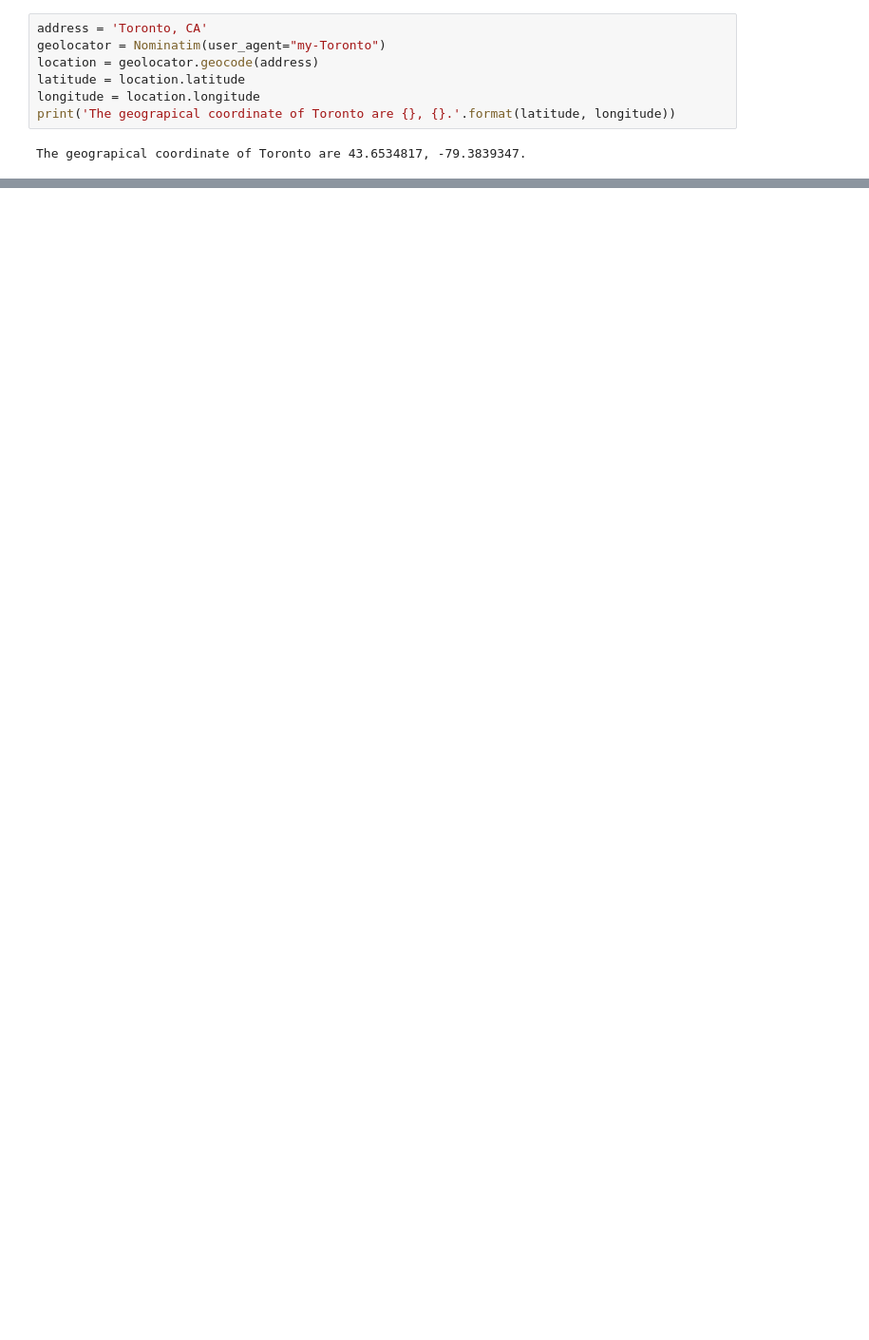
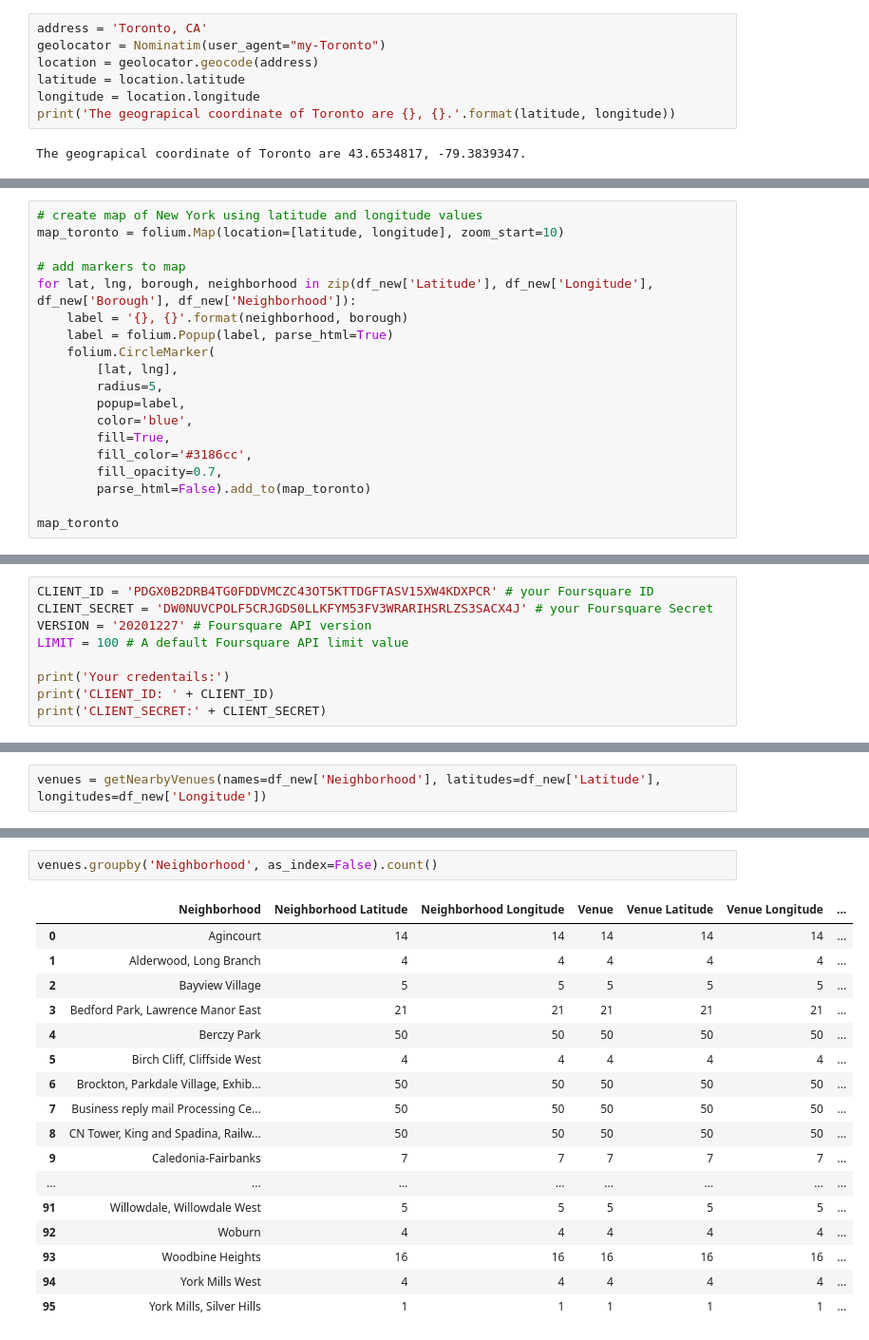
Before and after one commit to hailinlwang/Coursera_Capstone, a Jupyter notebook: Coursera Capstone Notebook.ipynb, the cells around one changed output, grey strips where cells are left out. Shown: that part at 95% size. Cells and saved outputs as stored; diff of their text form; blank space fills up the shorter version.

```diff
--- a/Coursera Capstone Notebook.ipynb
+++ b/Coursera Capstone Notebook.ipynb
@@ -202,0 +161,19 @@ The geograpical coordinate of Toronto are 43.6534817, -79.3839347.
+# %%
+# create map of New York using latitude and longitude values
+map_toronto = folium.Map(location=[latitude, longitude], zoom_start=10)
+
+# add markers to map
+for lat, lng, borough, neighborhood in zip(df_new['Latitude'], df_new['Longitude'], df_new['Borough'], df_new['Neighborhood']):
+    label = '{}, {}'.format(neighborhood, borough)
+    label = folium.Popup(label, parse_html=True)
+    folium.CircleMarker(
+        [lat, lng],
+        radius=5,
+        popup=label,
+        color='blue',
+        fill=True,
+        fill_color='#3186cc',
+        fill_opacity=0.7,
+        parse_html=False).add_to(map_toronto)
+
+map_toronto
@@ -202,0 +184,9 @@ The geograpical coordinate of Toronto are 43.6534817, -79.3839347.
+# %%
+CLIENT_ID = 'PDGX0B2DRB4TG0FDDVMCZC43OT5KTTDGFTASV15XW4KDXPCR' # your Foursquare ID
+CLIENT_SECRET = 'DW0NUVCPOLF5CRJGDS0LLKFYM53FV3WRARIHSRLZS3SACX4J' # your Foursquare Secret
+VERSION = '20201227' # Foursquare API version
+LIMIT = 100 # A default Foursquare API limit value
+
+print('Your credentails:')
+print('CLIENT_ID: ' + CLIENT_ID)
+print('CLIENT_SECRET:' + CLIENT_SECRET)
@@ -202,0 +244,2 @@ The geograpical coordinate of Toronto are 43.6534817, -79.3839347.
+# %%
+venues = getNearbyVenues(names=df_new['Neighborhood'], latitudes=df_new['Latitude'], longitudes=df_new['Longitude'])
@@ -202,0 +268,20 @@ The geograpical coordinate of Toronto are 43.6534817, -79.3839347.
+# %%
+venues.groupby('Neighborhood', as_index=False).count()
+# %% [output]
+|  | Neighborhood | Neighborhood Latitude | Neighborhood Longitude | Venue | Venue Latitude | Venue Longitude | ... |
+| 0 | Agincourt | 14 | 14 | 14 | 14 | 14 | ... |
+| 1 | Alderwood, Long Branch | 4 | 4 | 4 | 4 | 4 | ... |
+| 2 | Bayview Village | 5 | 5 | 5 | 5 | 5 | ... |
+| 3 | Bedford Park, Lawrence Manor East | 21 | 21 | 21 | 21 | 21 | ... |
+| 4 | Berczy Park | 50 | 50 | 50 | 50 | 50 | ... |
+| 5 | Birch Cliff, Cliffside West | 4 | 4 | 4 | 4 | 4 | ... |
+| 6 | Brockton, Parkdale Village, Exhib... | 50 | 50 | 50 | 50 | 50 | ... |
+| 7 | Business reply mail Processing Ce... | 50 | 50 | 50 | 50 | 50 | ... |
+| 8 | CN Tower, King and Spadina, Railw... | 50 | 50 | 50 | 50 | 50 | ... |
+| 9 | Caledonia-Fairbanks | 7 | 7 | 7 | 7 | 7 | ... |
+| ... | ... | ... | ... | ... | ... | ... | ... |
+| 91 | Willowdale, Willowdale West | 5 | 5 | 5 | 5 | 5 | ... |
+| 92 | Woburn | 4 | 4 | 4 | 4 | 4 | ... |
+| 93 | Woodbine Heights | 16 | 16 | 16 | 16 | 16 | ... |
+| 94 | York Mills West | 4 | 4 | 4 | 4 | 4 | ... |
+| 95 | York Mills, Silver Hills | 1 | 1 | 1 | 1 | 1 | ... |
```
Also changed, not shown: parts of 24 cells of this notebook, 2 other files.
